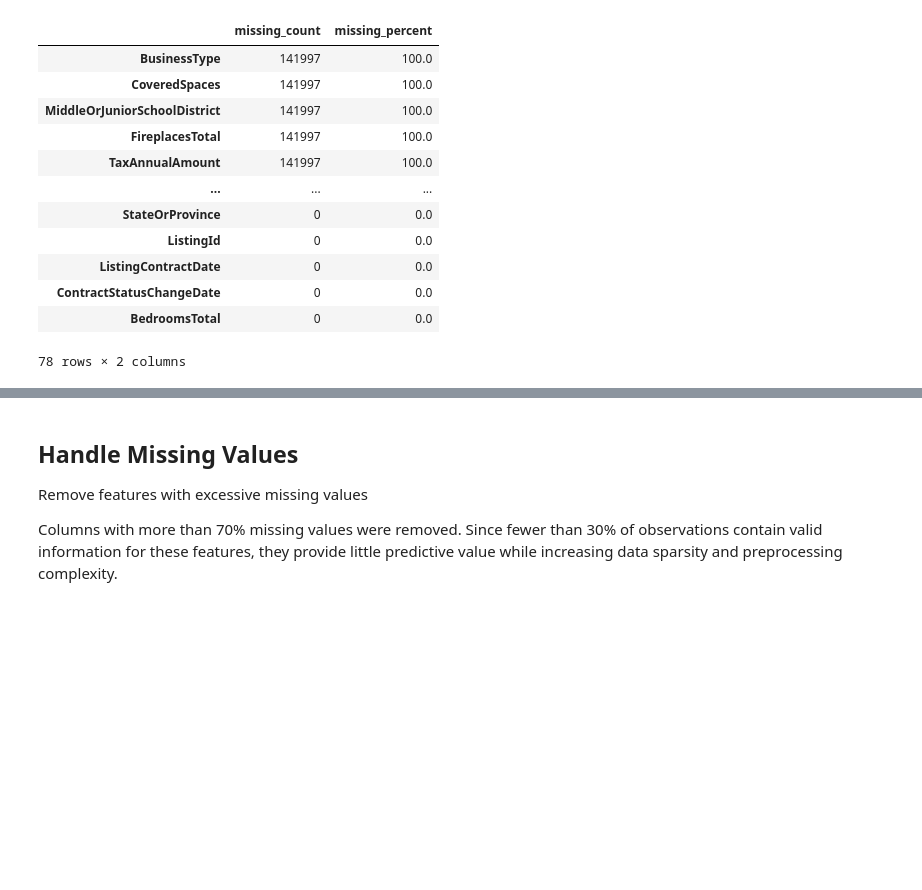
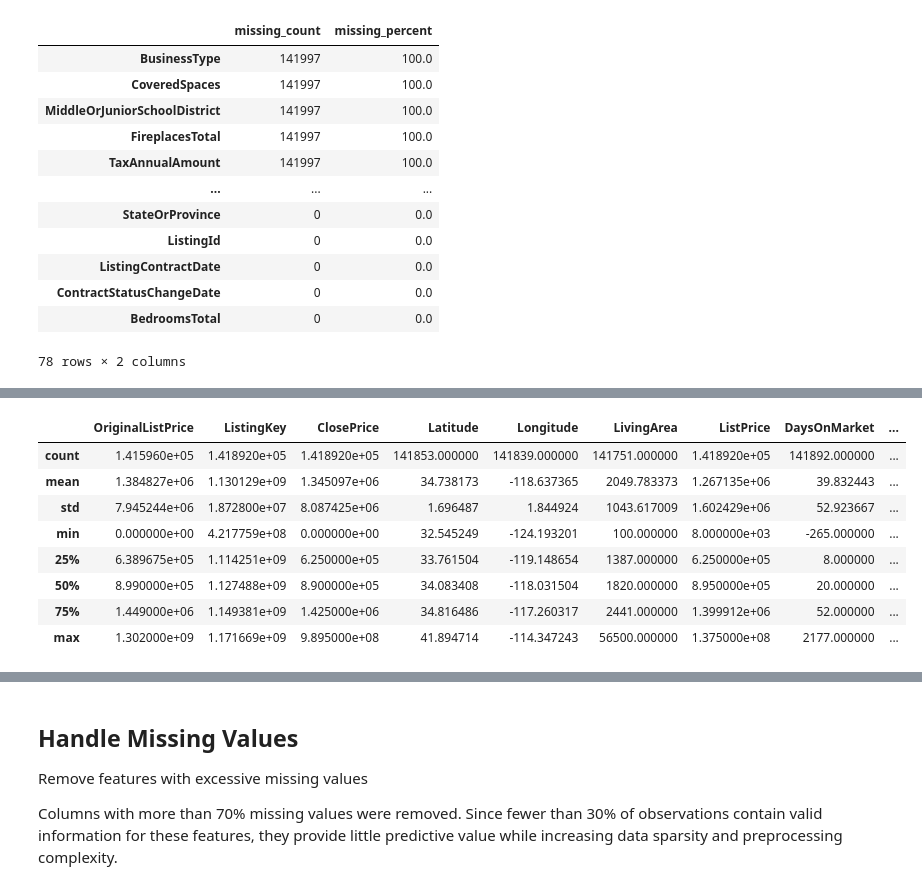
Before and after one commit to sammydyx/IDXExchange-Data-Science, a Jupyter notebook: week3/02_preprocessing.ipynb, the cells around one changed output, grey strips where cells are left out. Cells and saved outputs as stored; diff of their text form; code cells hidden in the pictures; blank space fills up the shorter version.

```diff
--- a/week3/02_preprocessing.ipynb
+++ b/week3/02_preprocessing.ipynb
@@ -62,0 +81,71 @@ missing_summary
+# %%
+df = df.copy()
+
+# Invalid Latitude
+before = df["Latitude"].isna().sum()
+df.loc[(df["Latitude"] < 32) | (df["Latitude"] > 42), "Latitude"] = np.nan
+after = df["Latitude"].isna().sum()
+print(f"Latitude: {after - before} additional missing values.")
+
+# Invalid Longitude
+before = df["Longitude"].isna().sum()
+df.loc[(df["Longitude"] < -125) | (df["Longitude"] > -114), "Longitude"] = np.nan
+after = df["Longitude"].isna().sum()
+print(f"Longitude: {after - before} additional missing values.")
+
+# Invalid LotSizeSquareFeet
+before = df["LotSizeSquareFeet"].isna().sum()
+df.loc[df["LotSizeSquareFeet"] <= 100, "LotSizeSquareFeet"] = np.nan
+after = df["LotSizeSquareFeet"].isna().sum()
+print(f"LotSizeSquareFeet: {after - before} additional missing values.")
+
+# Invalid LivingArea
+before = df["LivingArea"].isna().sum()
+df.loc[df["LivingArea"] <= 0, "LivingArea"] = np.nan
+after = df["LivingArea"].isna().sum()
+print(f"LivingArea: {after - before} additional missing values.")
+
+# Invalid ParkingTotal
+before = df["ParkingTotal"].isna().sum()
+df.loc[df["ParkingTotal"] < 0, "ParkingTotal"] = np.nan
+after = df["ParkingTotal"].isna().sum()
+print(f"ParkingTotal: {after - before} additional missing values.")
+
+# Invalid GarageSpaces
+before = df["GarageSpaces"].isna().sum()
+df.loc[df["GarageSpaces"] < 0, "GarageSpaces"] = np.nan
+after = df["GarageSpaces"].isna().sum()
+print(f"GarageSpaces: {after - before} additional missing values.")
+
+# Invalid BathroomsTotalInteger
+before = df["BathroomsTotalInteger"].isna().sum()
+df.loc[df["BathroomsTotalInteger"] <= 0, "BathroomsTotalInteger"] = np.nan
+after = df["BathroomsTotalInteger"].isna().sum()
+print(f"BathroomsTotalInteger: {after - before} additional missing values.")
+
+# Invalid BedroomsTotal
+before = df["BedroomsTotal"].isna().sum()
+df.loc[df["BedroomsTotal"] <= 0, "BedroomsTotal"] = np.nan
+after = df["BedroomsTotal"].isna().sum()
+print(f"BedroomsTotal: {after - before} additional missing values.")
+
+# Invalid MainLevelBedrooms
+before = df["MainLevelBedrooms"].isna().sum()
+df.loc[df["MainLevelBedrooms"] < 0, "MainLevelBedrooms"] = np.nan
+after = df["MainLevelBedrooms"].isna().sum()
+print(f"MainLevelBedrooms: {after - before} additional missing values.")
+
+# Invalid AssociationFee
+before = df["AssociationFee"].isna().sum()
+df.loc[df["AssociationFee"] < 0, "AssociationFee"] = np.nan
+after = df["AssociationFee"].isna().sum()
+print(f"AssociationFee: {after - before} additional missing values.")
+
+# MainLevelBedrooms > BedroomsTotal
+before = df["MainLevelBedrooms"].isna().sum()
+df.loc[df["MainLevelBedrooms"] > df["BedroomsTotal"], "MainLevelBedrooms"] = np.nan
+after = df["MainLevelBedrooms"].isna().sum()
+print(f"MainLevelBedrooms consistency: {after - before} additional missing values.")
+
+display(df.describe())
+# %% [output]
@@ -62,0 +163,9 @@ missing_summary
+|  | OriginalListPrice | ListingKey | ClosePrice | Latitude | Longitude | LivingArea | ListPrice | DaysOnMarket | ... |
+| count | 1.415960e+05 | 1.418920e+05 | 1.418920e+05 | 141853.000000 | 141839.000000 | 141751.000000 | 1.418920e+05 | 141892.000000 | ... |
+| mean | 1.384827e+06 | 1.130129e+09 | 1.345097e+06 | 34.738173 | -118.637365 | 2049.783373 | 1.267135e+06 | 39.832443 | ... |
+| std | 7.945244e+06 | 1.872800e+07 | 8.087425e+06 | 1.696487 | 1.844924 | 1043.617009 | 1.602429e+06 | 52.923667 | ... |
+| min | 0.000000e+00 | 4.217759e+08 | 0.000000e+00 | 32.545249 | -124.193201 | 100.000000 | 8.000000e+03 | -265.000000 | ... |
+| 25% | 6.389675e+05 | 1.114251e+09 | 6.250000e+05 | 33.761504 | -119.148654 | 1387.000000 | 6.250000e+05 | 8.000000 | ... |
+| 50% | 8.990000e+05 | 1.127488e+09 | 8.900000e+05 | 34.083408 | -118.031504 | 1820.000000 | 8.950000e+05 | 20.000000 | ... |
+| 75% | 1.449000e+06 | 1.149381e+09 | 1.425000e+06 | 34.816486 | -117.260317 | 2441.000000 | 1.399912e+06 | 52.000000 | ... |
+| max | 1.302000e+09 | 1.171669e+09 | 9.895000e+08 | 41.894714 | -114.347243 | 56500.000000 | 1.375000e+08 | 2177.000000 | ... |
```
Also changed, not shown: parts of 13 cells of this notebook, 2 other files.
